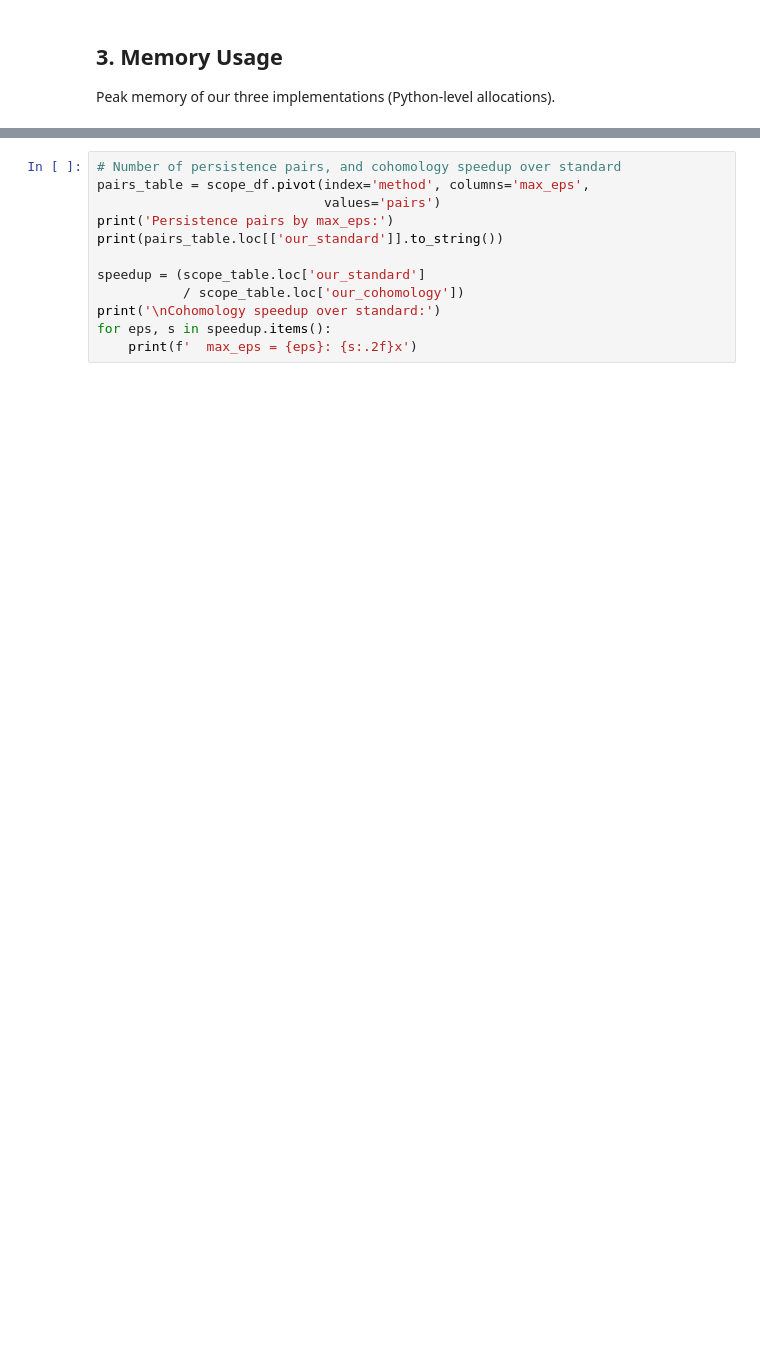
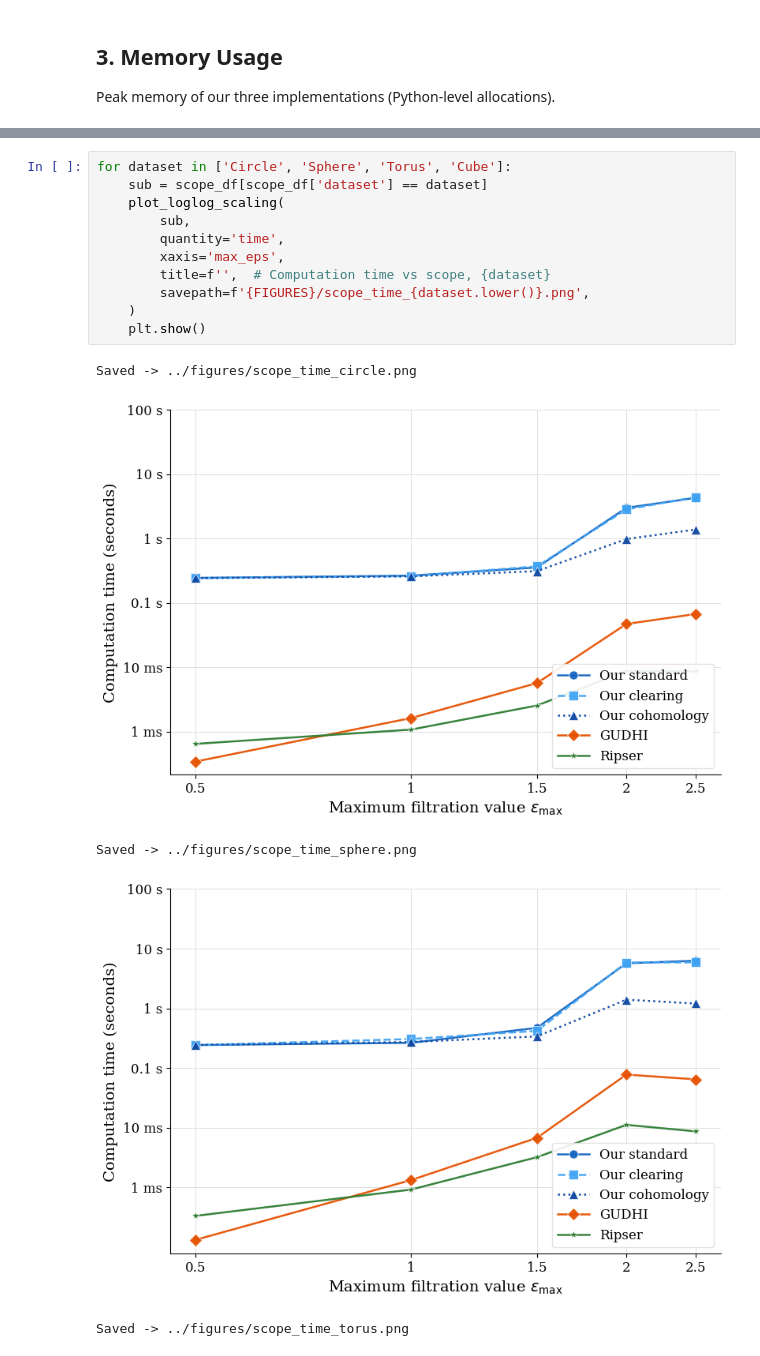
Before and after one commit to royaballo/persistent-homology, a Jupyter notebook: notebooks/benchmark_analysis.ipynb, the cells around one changed output, grey strips where cells are left out. Saved outputs shown, nothing was run; the diff lists cells and outputs as text; blank space fills up the shorter version.

```diff
--- a/notebooks/benchmark_analysis.ipynb
+++ b/notebooks/benchmark_analysis.ipynb
@@ -85,12 +101,17 @@ scope_table
-# %%
-# Number of persistence pairs, and cohomology speedup over standard
-pairs_table = scope_df.pivot(index='method', columns='max_eps',
-                             values='pairs')
-print('Persistence pairs by max_eps:')
-print(pairs_table.loc[['our_standard']].to_string())
-
-speedup = (scope_table.loc['our_standard']
-           / scope_table.loc['our_cohomology'])
-print('\nCohomology speedup over standard:')
-for eps, s in speedup.items():
-    print(f'  max_eps = {eps}: {s:.2f}x')
+# %%
+for dataset in ['Circle', 'Sphere', 'Torus', 'Cube']:
+    sub = scope_df[scope_df['dataset'] == dataset]
+    plot_loglog_scaling(
+        sub,
+        quantity='time',
+        xaxis='max_eps',
+        title=f'',  # Computation time vs scope, {dataset}
+        savepath=f'{FIGURES}/scope_time_{dataset.lower()}.png',
+    )
+    plt.show()
+# %% [output]
+Saved -> ../figures/scope_time_circle.png
+[figure, added]
+Saved -> ../figures/scope_time_sphere.png
+[figure, added]
+Saved -> ../figures/scope_time_torus.png
```
Also changed, not shown: parts of 12 cells of this notebook, 10 other files.
